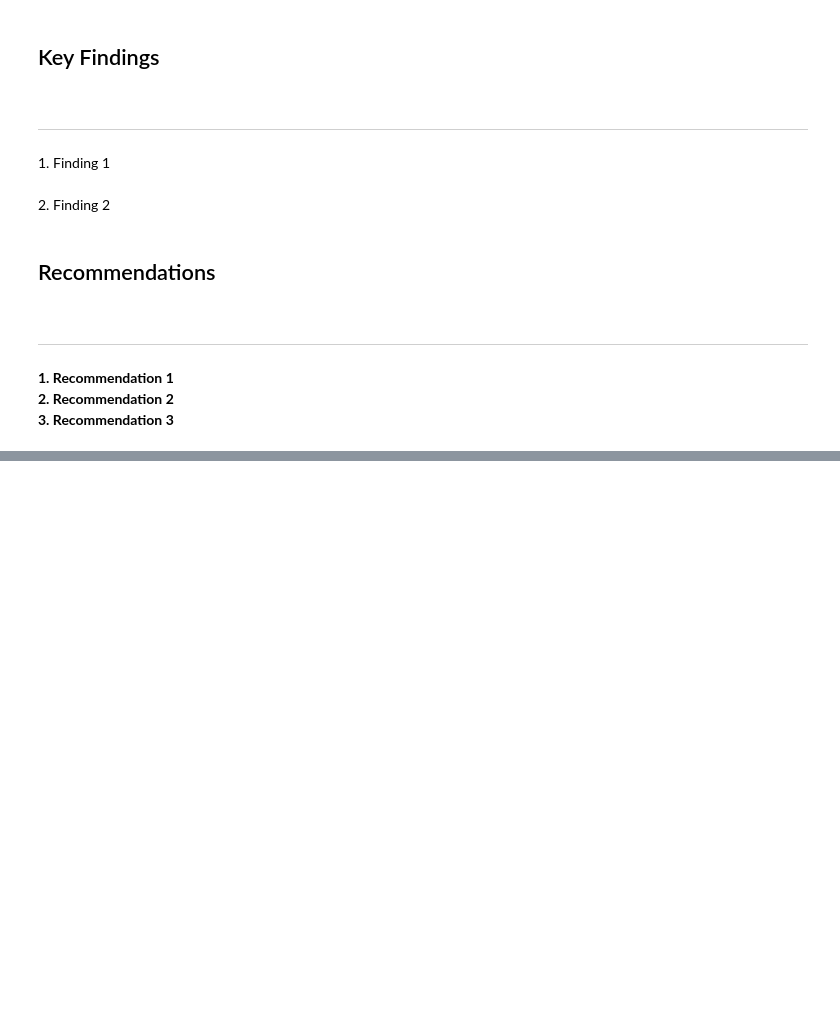
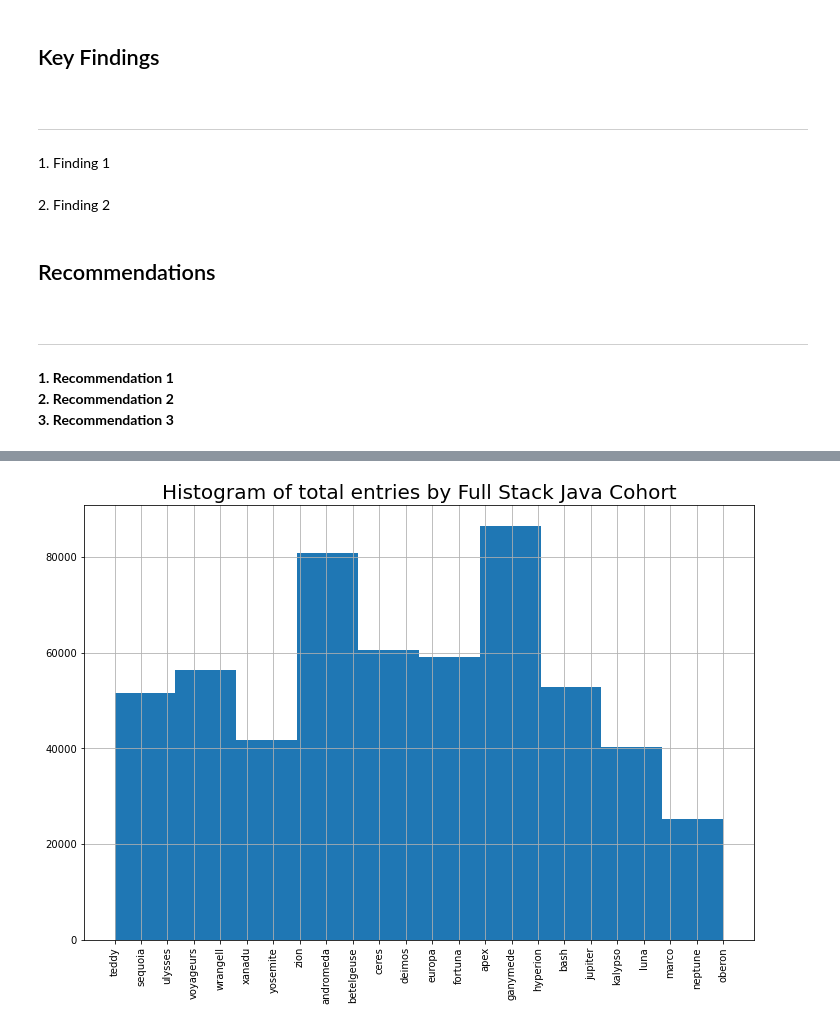
Before and after one commit to bowen-lindsey-shiben-turner/anamoly-detection, a Jupyter notebook: group_final_notebook-checkpoint.ipynb, the cells around one changed output, grey strips where cells are left out. Cells and saved outputs as stored; diff of their text form; code cells hidden in the pictures; blank space fills up the shorter version.

```diff
--- a/group_final_notebook-checkpoint.ipynb
+++ b/group_final_notebook-checkpoint.ipynb
@@ -643,0 +660,3 @@ Front end programming sample size is `too small` to properly define as having a
+# %%
+# returns a dataframe after acquiring curriculum log data from SQL database
+df = a.get_log_data()
@@ -643,0 +724,8 @@ Front end programming sample size is `too small` to properly define as having a
+# %%
+# drops all rows with nulls; drops the columns 'slack', 'id', and 'deleted_at'
+# ; concatenates 'date' and 'time' columns to single 'date_time' column;
+# renames values in program_id column from integers to string names; converts
+# 'start_date', 'end_date', 'created_at', 'updated_at', and 'date_time' from
+# object to datetime format; renames 'name' and 'program_id' columns to
+# 'cohort' and 'programs' respectively
+q2_df = p.q2_df_prep(df)
@@ -643,0 +767,4 @@ Front end programming sample size is `too small` to properly define as having a
+# %%
+# Returns a dataframe with entries that fall within the start and end dates for their respective cohort
+q2_df = q2_df[(q2_df['date_time'] >= q2_df['start_date']) & (q2_df['date_time'] <= q2_df['end_date'])]
+q2_df.head(3)
@@ -643,0 +813,4 @@ Front end programming sample size is `too small` to properly define as having a
+# %%
+# full stack java dataframe
+q2_fsj  = q2_df[q2_df.programs == 'full_stack_java']
+q2_fsj.head(3)
@@ -643,0 +890,9 @@ Front end programming sample size is `too small` to properly define as having a
+# %%
+# Plots histogram of number of entries for all Full Stack Java cohorts
+plt.figure(figsize=(12,8))
+q2_fsj['cohort'].hist()
+plt.xticks(rotation = 90)
+plt.title("Histogram of total entries by Full Stack Java Cohort")
+plt.show()
+# %% [output]
+[figure, added]
```
Also changed, not shown: parts of 172 cells of this notebook, 2 other files.
